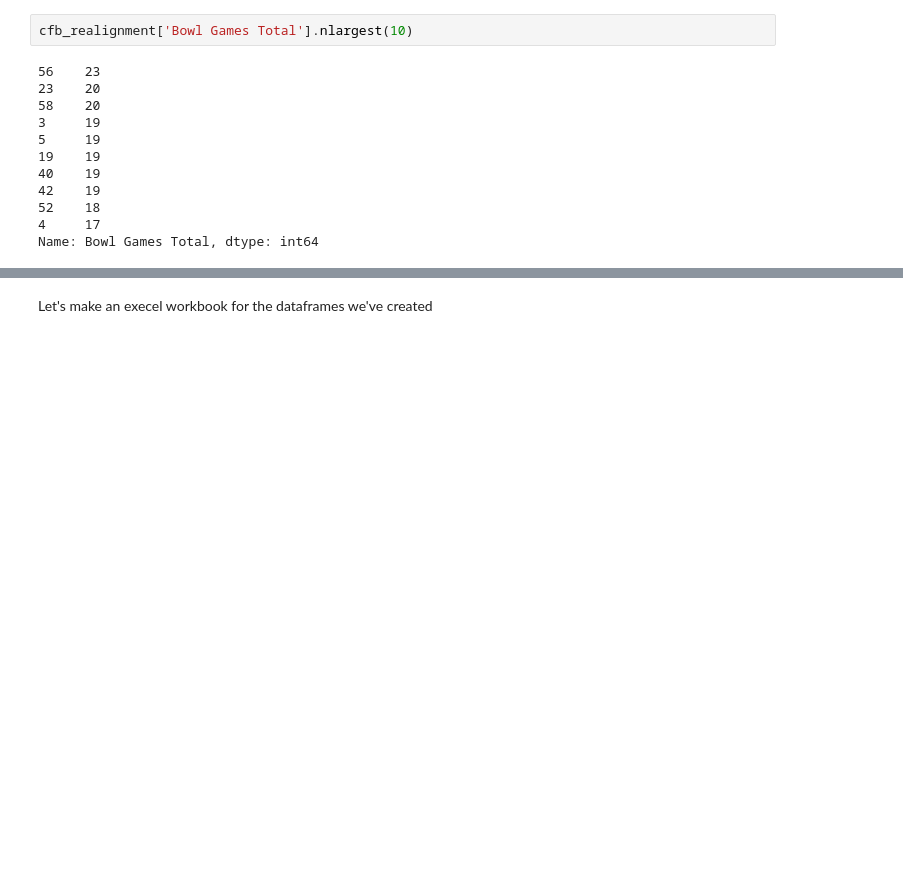
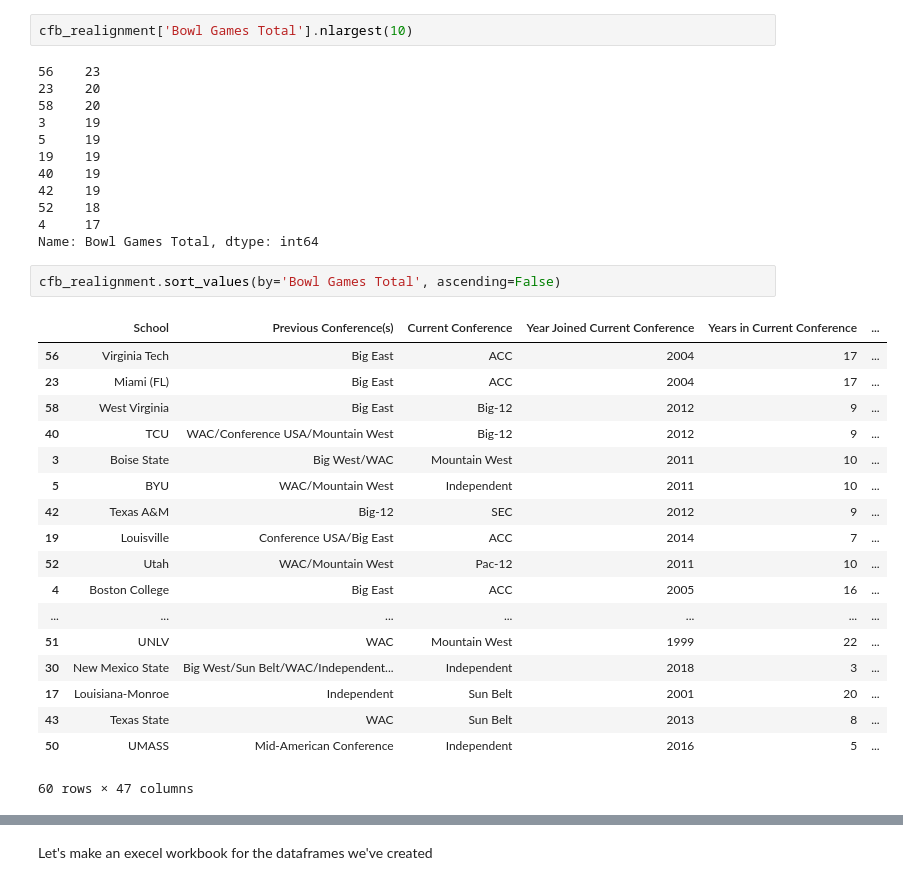
Before and after one commit to LJRollerII/Conference_Realignment_In_College_Football, a Jupyter notebook: notebooks/CFB_Realignment.ipynb, the cells around one changed output, grey strips where cells are left out. Cells and saved outputs as stored; diff of their text form; blank space fills up the shorter version.

```diff
--- a/notebooks/CFB_Realignment.ipynb
+++ b/notebooks/CFB_Realignment.ipynb
@@ -285,3 +374,24 @@ cfb_realignment['Bowl Games Total'].nlargest(10)
 52    18
 4     17
 Name: Bowl Games Total, dtype: int64
+# %%
+cfb_realignment.sort_values(by='Bowl Games Total', ascending=False)
+# %% [output]
+|  | School | Previous Conference(s) | Current Conference | Year Joined Current Conference | Years in Current Conference | ... |
+| 56 | Virginia Tech | Big East | ACC | 2004 | 17 | ... |
+| 23 | Miami (FL) | Big East | ACC | 2004 | 17 | ... |
+| 58 | West Virginia | Big East | Big-12 | 2012 | 9 | ... |
+| 40 | TCU | WAC/Conference USA/Mountain West | Big-12 | 2012 | 9 | ... |
+| 3 | Boise State | Big West/WAC | Mountain West | 2011 | 10 | ... |
+| 5 | BYU | WAC/Mountain West | Independent | 2011 | 10 | ... |
+| 42 | Texas A&M | Big-12 | SEC | 2012 | 9 | ... |
+| 19 | Louisville | Conference USA/Big East | ACC | 2014 | 7 | ... |
+| 52 | Utah | WAC/Mountain West | Pac-12 | 2011 | 10 | ... |
+| 4 | Boston College | Big East | ACC | 2005 | 16 | ... |
+| ... | ... | ... | ... | ... | ... | ... |
+| 51 | UNLV | WAC | Mountain West | 1999 | 22 | ... |
+| 30 | New Mexico State | Big West/Sun Belt/WAC/Independent... | Independent | 2018 | 3 | ... |
+| 17 | Louisiana-Monroe | Independent | Sun Belt | 2001 | 20 | ... |
+| 43 | Texas State | WAC | Sun Belt | 2013 | 8 | ... |
+| 50 | UMASS | Mid-American Conference | Independent | 2016 | 5 | ... |
+60 rows × 47 columns
```
Also changed, not shown: parts of 18 cells of this notebook.
